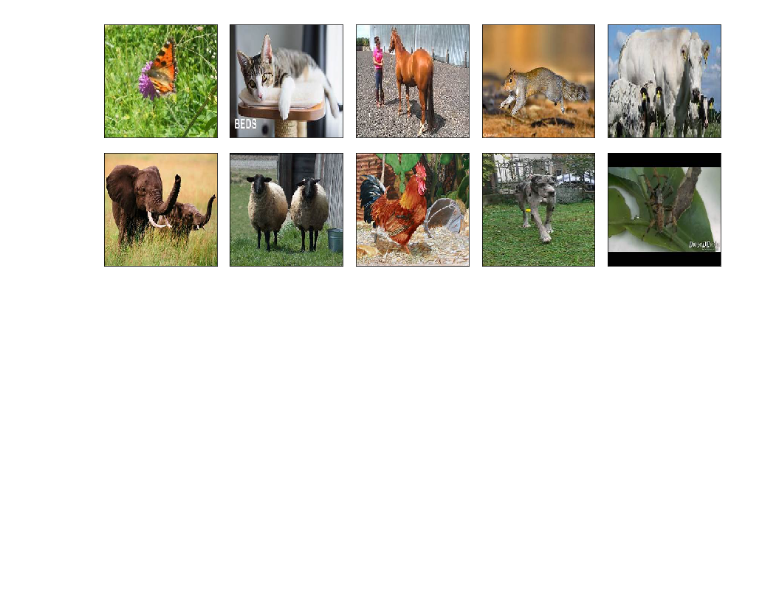
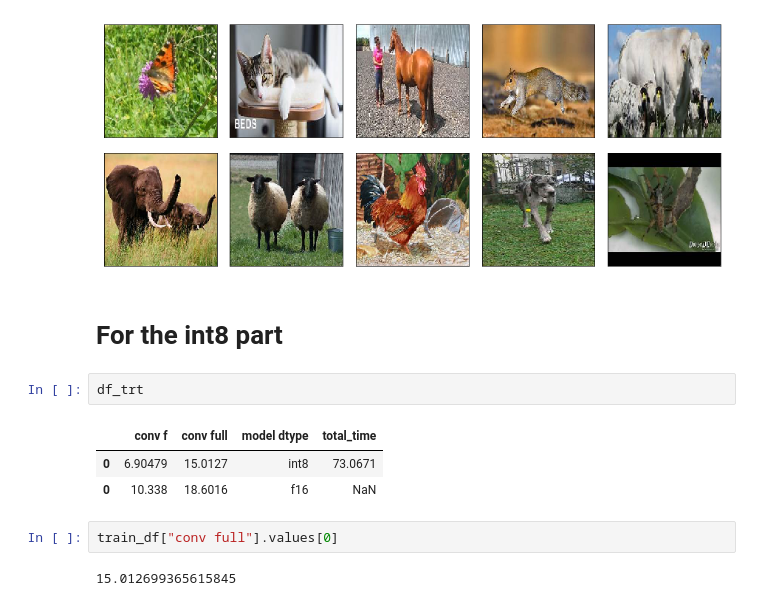
Before and after one commit to lightonai/transfer-learning-opu, a Jupyter notebook: notebooks/plots.ipynb, the cells around one changed output. Saved outputs shown, nothing was run; the diff lists cells and outputs as text; blank space fills up the shorter version.

```diff
--- a/notebooks/naive_plots.ipynb
+++ b/notebooks/plots.ipynb
@@ -187,3 +187,15 @@ plt.savefig(os.path.join(image_path, "dataset_overview.{}".format(img_format)))
 plt.show()
 # %% [output]
 [figure]
+# %% [markdown]
+# For the int8 part
+# %%
+df_trt
+# %% [output]
+|  | conv f | conv full | model dtype | total_time |
+| 0 | 6.90479 | 15.0127 | int8 | 73.0671 |
+| 0 | 10.338 | 18.6016 | f16 | NaN |
+# %%
+train_df["conv full"].values[0]
+# %% [output]
+15.012699365615845
```
Also changed, not shown: parts of 6 cells of this notebook, 5 other files.
